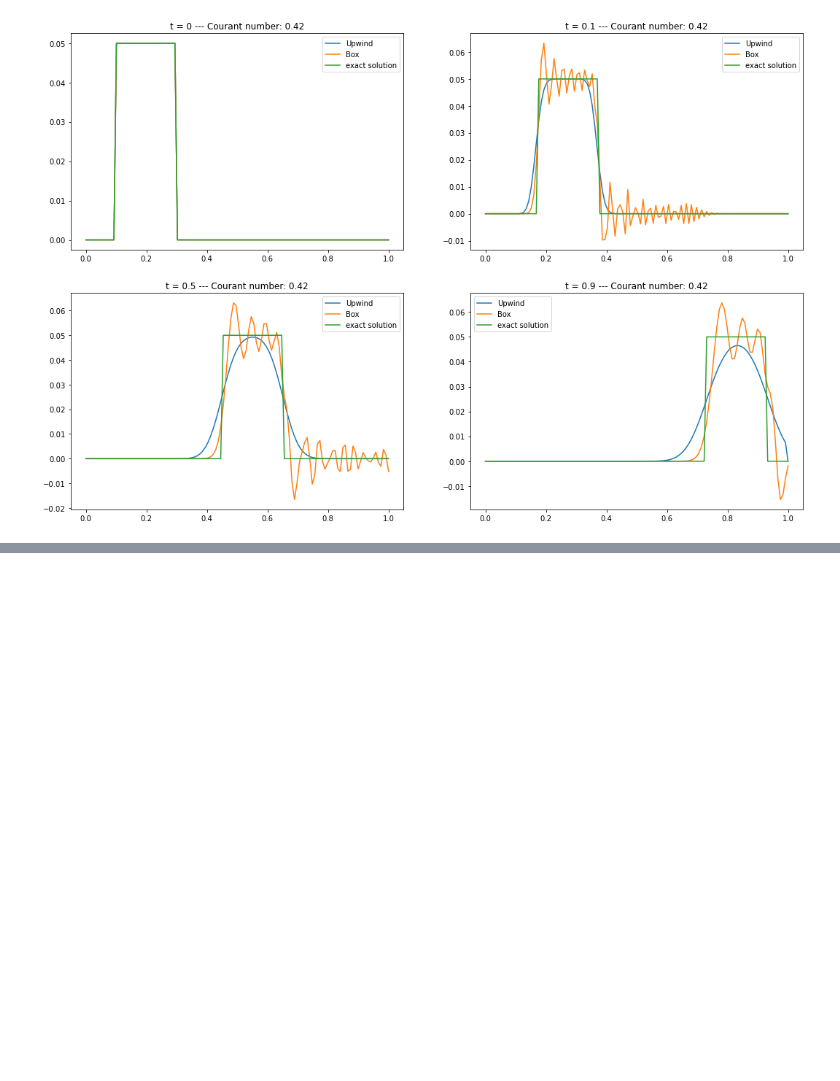
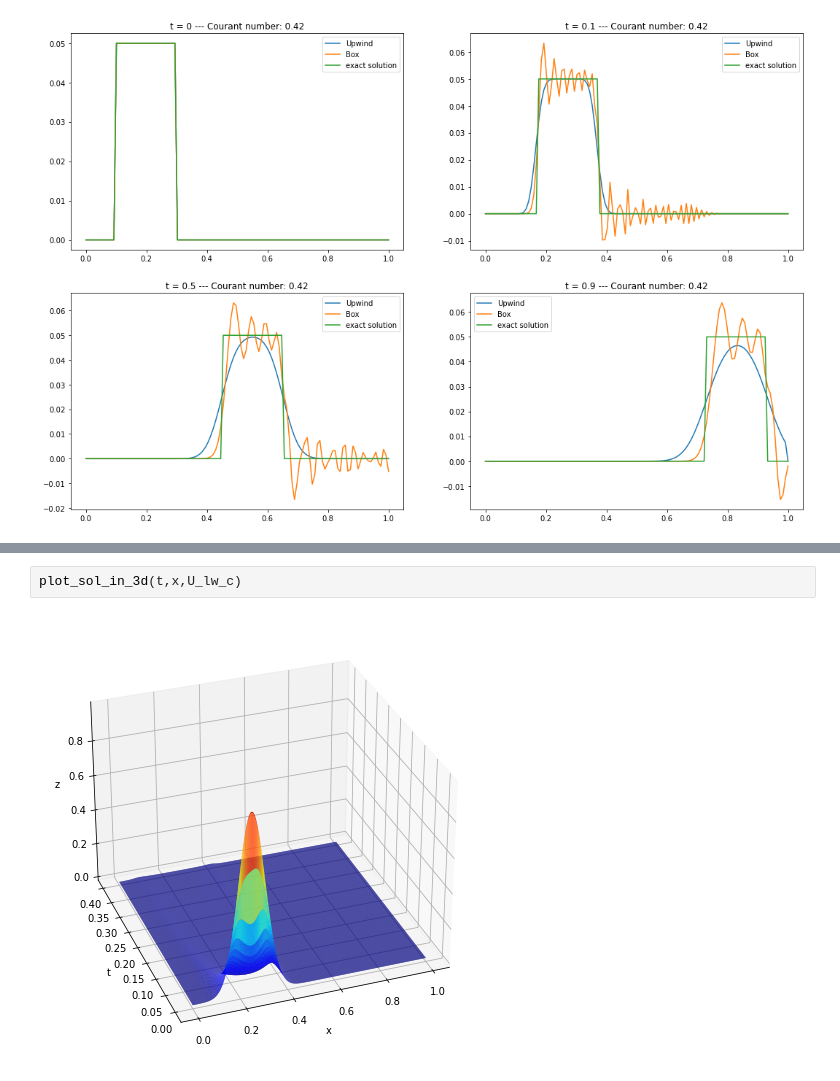
Before and after one commit to cima22/Hyperbolic_PDE_finite_differences, a Jupyter notebook: Hyperbolic Problems.ipynb, the cells around one changed output, grey strips where cells are left out. Cells and saved outputs as stored; diff of their text form; blank space fills up the shorter version.

```diff
--- a/Hyperbolic Problems.ipynb
+++ b/Hyperbolic Problems.ipynb
@@ -609,0 +640,4 @@ for (n_x,n_t) in [(230,200), (120,200)]:
+# %%
+plot_sol_in_3d(t,x,U_lw_c)
+# %% [output]
+[figure, added]
```
Also changed, not shown: parts of 6 cells of this notebook.
